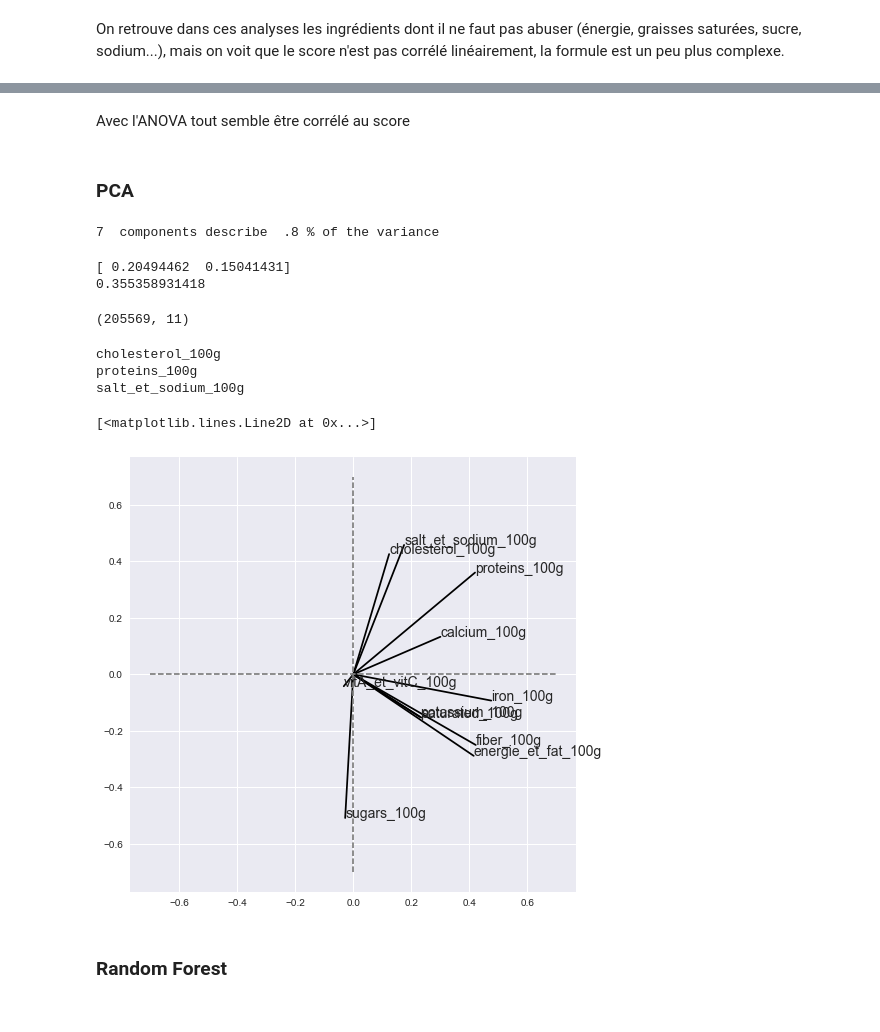
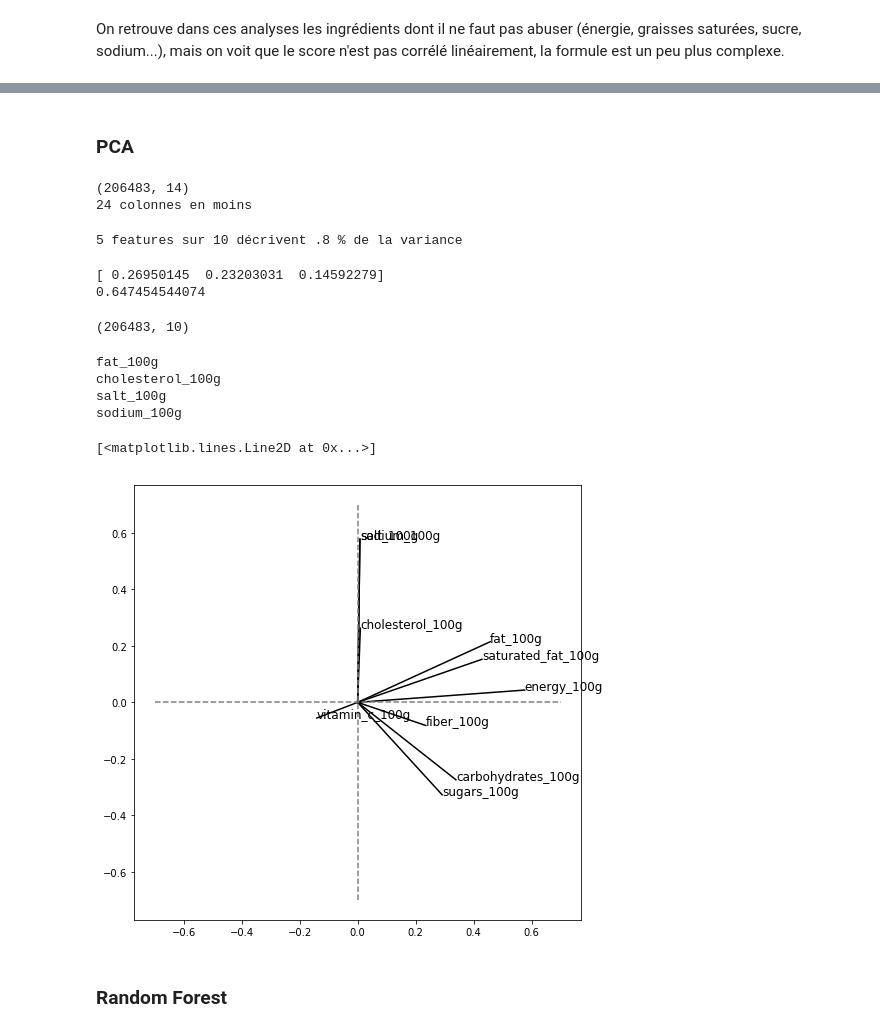
Before and after one commit to morganscao/Projet1, a Jupyter notebook: Projet1 - Exploration.ipynb, the cells around one changed output, grey strips where cells are left out. Cells and saved outputs as stored; diff of their text form; code cells hidden in the pictures.

```diff
--- a/Projet1 - Exploration.ipynb
+++ b/Projet1 - Exploration.ipynb
@@ -106,0 +252,9 @@ if 'nutrition_score_uk_100g' in dataraw.columns:
+# %%
+def RemoveNonCorrColumns(p_df, p_drops):
+    ret = p_df.copy()
+    # Supprimons les colonnes sans lien avec le score
+    for col in p_drops:
+        ret = DropCol(ret, col)
+    print(ret.shape)
+    print("%i colonnes en moins" % (p_df.shape[1]-ret.shape[1]))
+    return ret
@@ -318,15 +380,0 @@ fat_100g est très corrélé au score
-# %%
-df = dataraw[pd.notnull(dataraw.nutrition_score_fr_100g)]
-print(df.shape)
-for i in dataraw.columns:
-    if 'nutrition' in i:
-        continue
-    formule = 'nutrition_score_fr_100g ~ ' + i
-    model = ols(formule, data=dataraw).fit()
-    #print(model.summary())
-    table1 = anova_lm(model)
-    #print(table1)
-    if table1['PR(>F)'][i] < 0.05:
-        print(i, 'est très corrélé au score, test de Fisher =', table1['PR(>F)'][i])
-    else:
-        print('\t', i, 'PAS très corrélé au score, test de Fisher =', table1['PR(>F)'][i])
@@ -352,12 +381,13 @@ iron_100g est très corrélé au score, test de Fisher = 9.24531415763e-111
-# %% [markdown]
-Avec l'ANOVA tout semble être corrélé au score
 # %% [markdown]
 ### PCA
 # %%
-# transformer les données en array numpy
-dfPCA = my_data.drop('nutrition_score_fr_100g', axis=1)
-if 'nutrition_grade_fr' in my_data.columns:
-    dfPCA = dfPCA.drop(['nutrition_grade_fr'], axis=1)
+my_data = RemoveNonCorrColumns(dataraw, nonCorrCols)
+#my_data = dataraw
+
+dfPCA = DropCol(my_data, 'pnns_groups_1')
+dfPCA = DropCol(dfPCA, 'pnns_groups_2')
+dfPCA = DropCol(dfPCA, 'nutrition_grade_fr')
+dfPCA = DropCol(dfPCA, 'nutrition_score_fr_100g')
 
 X = dfPCA.values
 y = my_data.nutrition_score_fr_100g
@@ -365,11 +395,14 @@ y = my_data.nutrition_score_fr_100g
 from sklearn import preprocessing
 std_scale = preprocessing.StandardScaler().fit(X)
 X_scaled = std_scale.transform(X)
+# %% [output]
+(206483, 14)
+24 colonnes en moins
 # %%
 from sklearn.decomposition import PCA
 
 # Minimum percentage of variance we want to be described by the resulting transformed components
-variance_pct = .80
+variance_pct = .8
 
 # Create PCA object
 pca = PCA(n_components=variance_pct)
@@ -378,38 +411,39 @@ pca = PCA(n_components=variance_pct)
 X_transformed = pca.fit_transform(X_scaled, y)
 pcaDataFrame = pd.DataFrame(X_transformed)
 
-print (pcaDataFrame.shape[1], " components describe ", str(variance_pct)[1:], "% of the variance")
+print (pcaDataFrame.shape[1], "features sur", X_scaled.shape[1], "décrivent", str(variance_pct)[1:], "% de la variance")
 # %% [output]
-7  components describe  .8 % of the variance
+5 features sur 10 décrivent .8 % de la variance
 # %%
-pca = PCA(n_components=2)
+pca = PCA(n_components=3)
 X_transformed = pca.fit_transform(X_scaled, y)
 print (pca.explained_variance_ratio_)
 print (pca.explained_variance_ratio_.sum())
 X_scaled.shape
 # %% [output]
-[ 0.20494462  0.15041431]
-0.355358931418
+[ 0.26950145  0.23203031  0.14592279]
+0.647454544074
-(205569, 11)
+(206483, 10)
 # %%
 pcs = pca.components_
 
 fig = figure(figsize=(8,8))
 
 for i, (x, y) in enumerate(zip(pcs[0, :], pcs[1, :])):
     plt.plot([0, x], [0, y], color='k')
-    plt.text(x, y, dfPCA.columns[i], fontsize='14')
+    plt.text(x, y, dfPCA.columns[i], fontsize='12')
     if y > 0.2:
         print(dfPCA.columns[i])
 
 plt.plot([-0.7, 0.7], [0, 0], color='grey', ls='--')
 plt.plot([0, 0], [-0.7, 0.7], color='grey', ls='--')
 # %% [output]
+fat_100g
 cholesterol_100g
-proteins_100g
-salt_et_sodium_100g
+salt_100g
+sodium_100g
 [<matplotlib.lines.Line2D at 0x...>]
-[figure, old version]
+[figure, new version]
 # %% [markdown]
 ### Random Forest
 # %%
```
Also changed, not shown: parts of 35 cells of this notebook, 1 other file.
